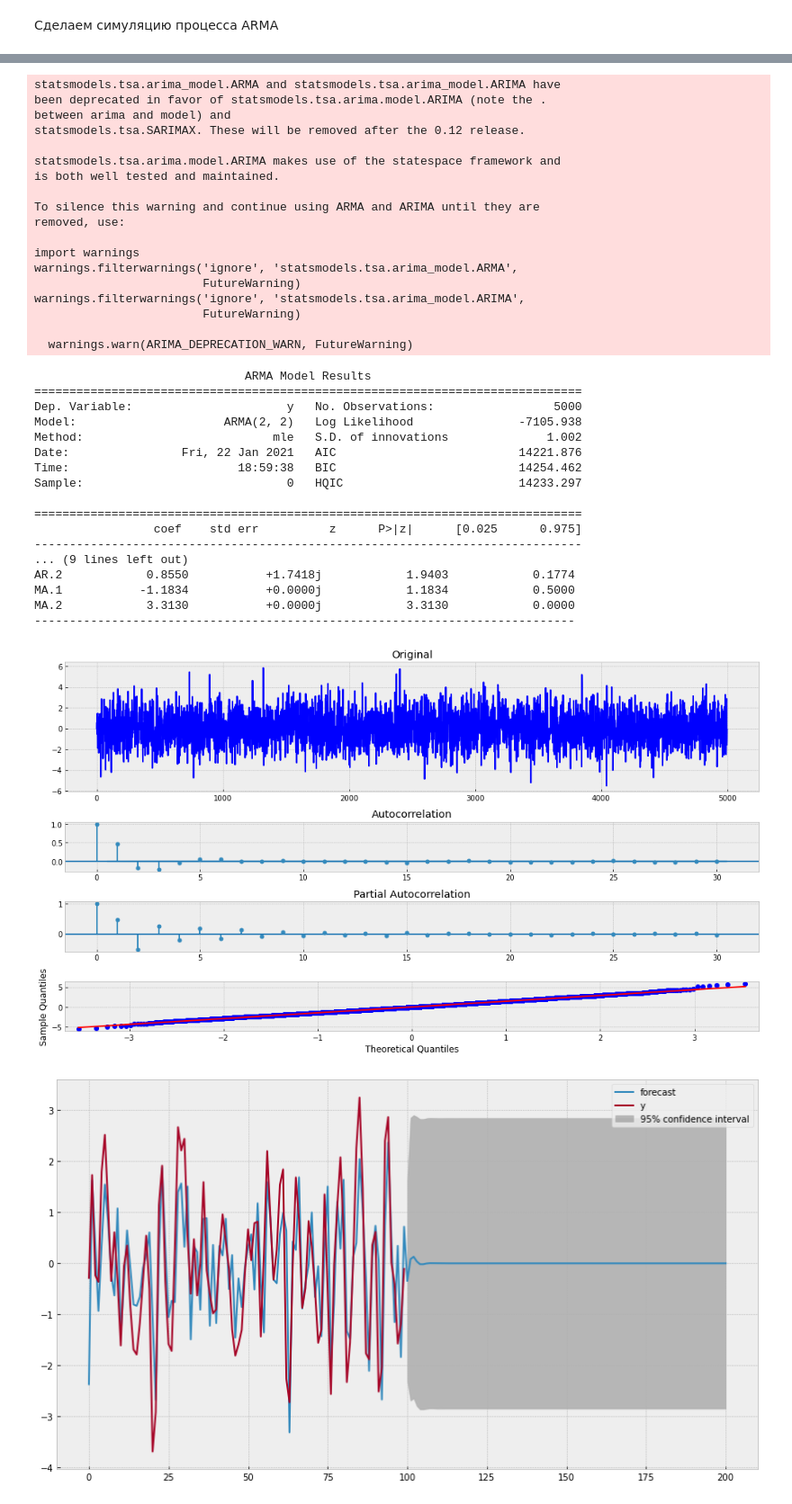
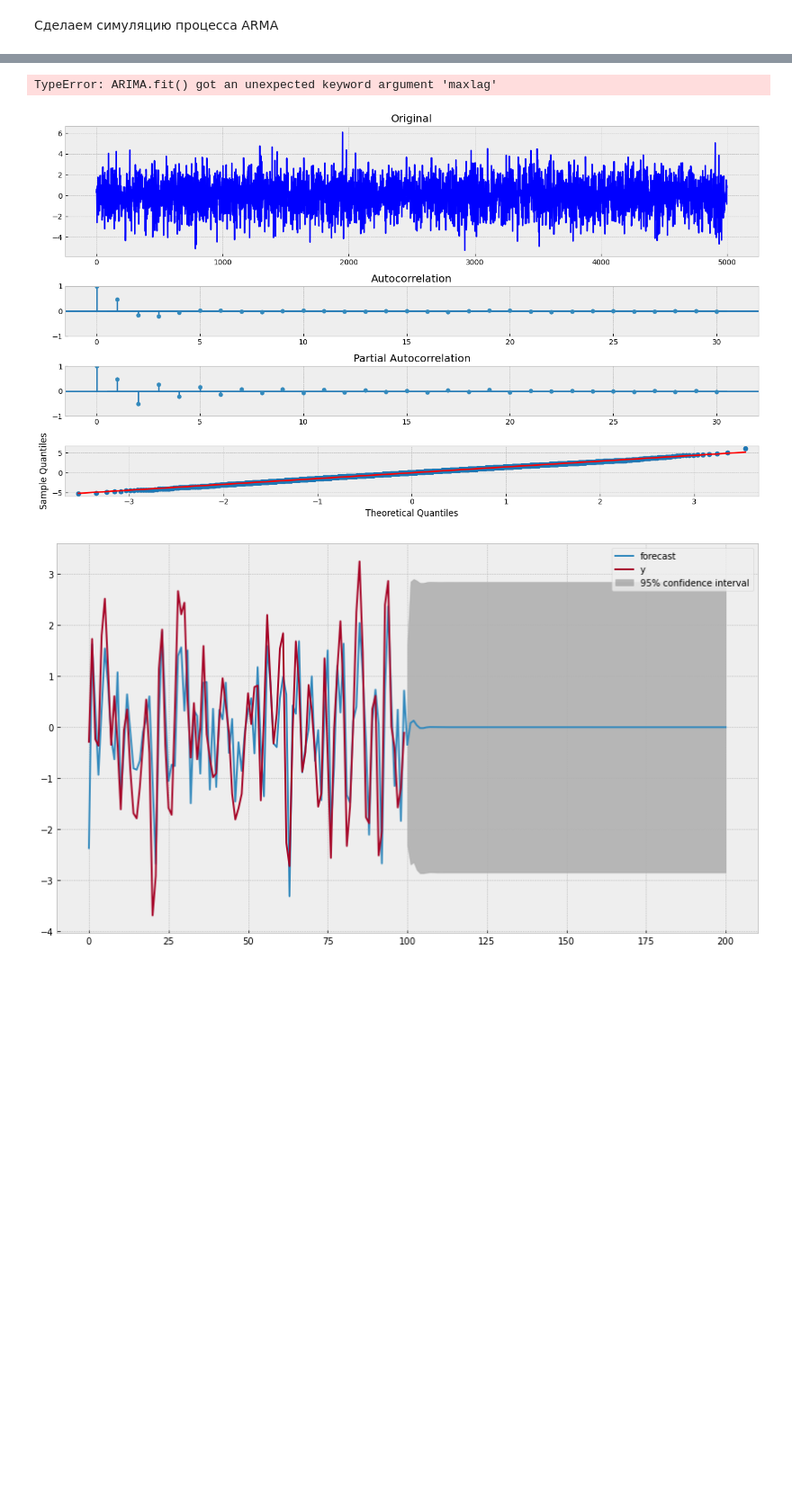
Before and after one commit to diss03/Time-series, a Jupyter notebook: Занятие 3/Лекция и практика 3.ipynb, the cells around one changed output, grey strips where cells are left out. Shown at 90% size. Cells and saved outputs as stored; diff of their text form; code cells hidden in the pictures; blank space fills up the shorter version.

```diff
--- a/Занятие 3/Лекция и практика 3.ipynb
+++ b/Занятие 3/Лекция и практика 3.ipynb
@@ -42,8 +56,8 @@ def tsplot(y, lags=None, figsize=(14, 8), style='bmh'):
         y.plot(ax=ts_ax, color='blue', label='Or')
         ts_ax.set_title('Original')
 
-        smt.graphics.plot_acf(y, lags=lags, ax=acf_ax, alpha=0.05)
-        smt.graphics.plot_pacf(y, lags=lags, ax=pacf_ax, alpha=0.05)
+        plot_acf(y, lags=lags, ax=acf_ax, alpha=0.05)
+        plot_pacf(y, lags=lags, ax=pacf_ax, alpha=0.05)
         sm.qqplot(y, line='s', ax=qq_ax)
 
         plt.tight_layout()
@@ -449,10 +492,11 @@ betas = np.array([0.5, -0.3])
 ar = np.r_[1, -alphas]
 ma = np.r_[1, betas]
 
-arma22 = smt.arma_generate_sample(ar=ar, ma=ma, nsample=n, burnin=burn)
+arma22 = arma_generate_sample(ar=ar, ma=ma, nsample=n, burnin=burn)
 tsplot(arma22, lags=max_lag)
 
-mdl = smt.ARMA(arma22, order=(2, 2)).fit(maxlag=max_lag, method='mle', trend='nc', burnin=burn)
+# mdl = ARIMA(dta, order=(2, 0, 0)).fit()
+mdl = ARIMA(arma22, order=(2, 2, 0)).fit(maxlag=max_lag, method='mle', trend='nc', burnin=burn)
 print(mdl.summary())
 # %% [output]
 Results of Dickey-Fuller Test:
@@ -465,41 +509,7 @@ Critical Value (5%)           -2.862120e+00
 Critical Value (10%)          -2.567079e+00
 dtype: float64
-statsmodels.tsa.arima_model.ARMA and statsmodels.tsa.arima_model.ARIMA have
-been deprecated in favor of statsmodels.tsa.arima.model.ARIMA (note the .
-between arima and model) and
-statsmodels.tsa.SARIMAX. These will be removed after the 0.12 release.
-
-statsmodels.tsa.arima.model.ARIMA makes use of the statespace framework and
-is both well tested and maintained.
-
-To silence this warning and continue using ARMA and ARIMA until they are
-removed, use:
-
-import warnings
-warnings.filterwarnings('ignore', 'statsmodels.tsa.arima_model.ARMA',
-                        FutureWarning)
-warnings.filterwarnings('ignore', 'statsmodels.tsa.arima_model.ARIMA',
-                        FutureWarning)
-
-  warnings.warn(ARIMA_DEPRECATION_WARN, FutureWarning)
+TypeError: ARIMA.fit() got an unexpected keyword argument 'maxlag'
-                              ARMA Model Results
-==============================================================================
-Dep. Variable:                      y   No. Observations:                 5000
-Model:                     ARMA(2, 2)   Log Likelihood               -7105.938
-Method:                           mle   S.D. of innovations              1.002
-Date:                Fri, 22 Jan 2021   AIC                          14221.876
-Time:                        18:59:38   BIC                          14254.462
-Sample:                             0   HQIC                         14233.297
-
-==============================================================================
-                 coef    std err          z      P>|z|      [0.025      0.975]
-------------------------------------------------------------------------------
-... (9 lines left out)
-AR.2            0.8550           +1.7418j            1.9403            0.1774
-MA.1           -1.1834           +0.0000j            1.1834            0.5000
-MA.2            3.3130           +0.0000j            3.3130            0.0000
------------------------------------------------------------------------------
-[figure, old version]
+[figure, new version]
 # %%
 with plt.style.context(style='bmh'):
     plt.figure(figsize=(14,8))
```
Also changed, not shown: parts of 29 cells of this notebook.
